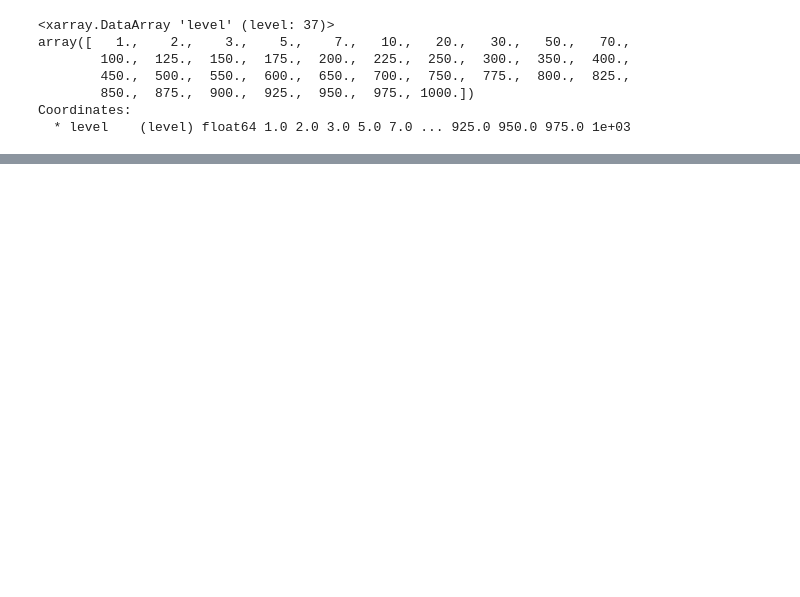
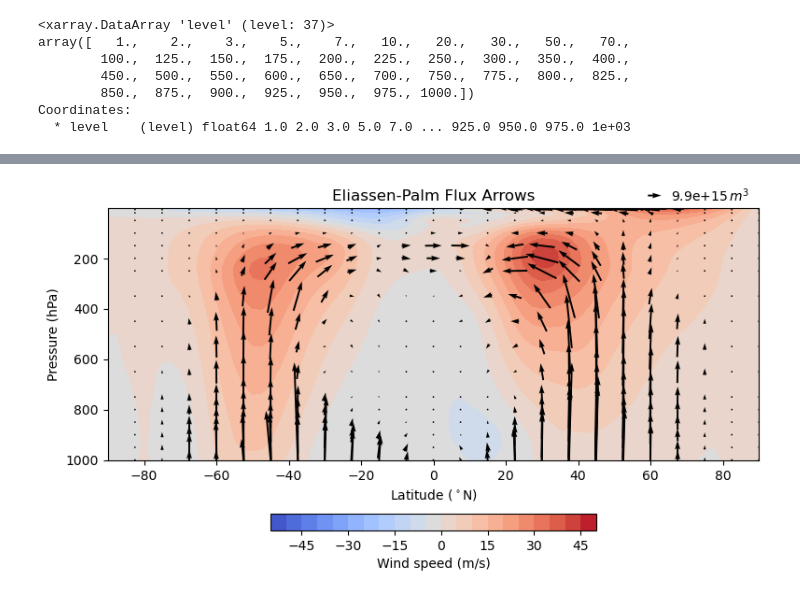
Before and after one commit to Caturrell/eddy_feedback, a Jupyter notebook: EPflux/epfluxes.ipynb, the cells around one changed output, grey strips where cells are left out. Cells and saved outputs as stored; diff of their text form; code cells hidden in the pictures; blank space fills up the shorter version.

```diff
--- a/EPflux/epfluxes.ipynb
+++ b/EPflux/epfluxes.ipynb
@@ -57,0 +62,4 @@ ef.nakamura_plot_DJF(ds_jra55, label='JRA55', skip_lat=3)
+# %%
+ef.nakamura_plot_DJF(ds_jra55, label='Eliassen-Palm Flux Arrows', skip_lat=3, yscale='linear')
+# %% [output]
+[figure, added]
```
Also changed, not shown: parts of 12 cells of this notebook, 3 other files.
